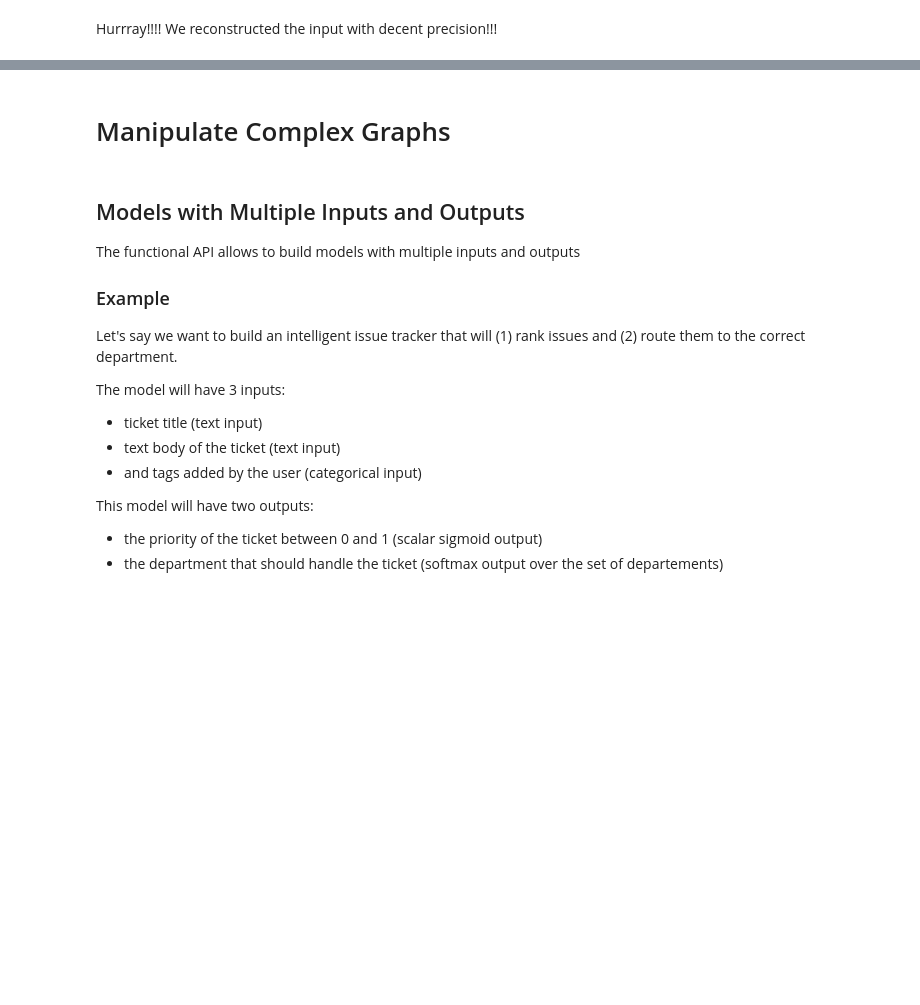
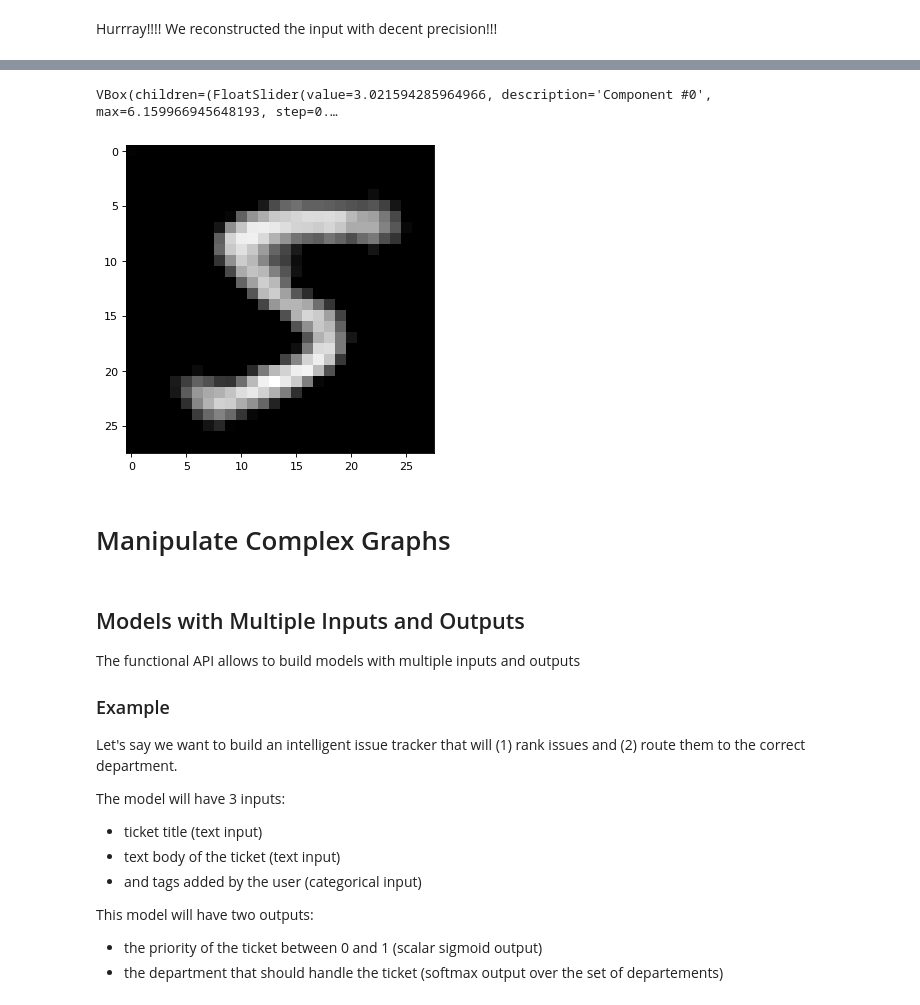
Before and after one commit to stepan-anokhin/try-tensorflow, a Jupyter notebook: notebooks/Keras-Guides/02 - Functional API.ipynb, the cells around one changed output, grey strips where cells are left out. Drawn from its saved outputs; the diff is of its cells as text; code cells hidden in the pictures; blank space fills up the shorter version.

```diff
--- a/notebooks/Keras-Guides/02 - Functional API.ipynb
+++ b/notebooks/Keras-Guides/02 - Functional API.ipynb
@@ -370,0 +381,3 @@ plt.show()
+# %%
+max_vals = tf.math.reduce_max(encoder.predict(train.x), axis=0)
+min_vals = tf.math.reduce_min(encoder.predict(train.x), axis=0)
@@ -371,3 +387,58 @@ plt.show()
+# %%
+import ipywidgets as widgets
+from ipywidgets import Output
+from IPython.display import display, clear_output
+from functools import partial
+
+
+class AutoEncoderUI:
+    def __init__(self, min_vals, max_vals, decoder:keras.Model, initial):
+        if len(min_vals) != len(max_vals):
+            raise ValueError(f"Unequal min_vals and max_vals lenght: {len(min_vals)} != {len(max_vals)}")
+        if len(min_vals) != len(initial):
+            raise ValueError(f"Invalid initial value shape")
+        self.min_vals = min_vals
+        self.max_vals = max_vals
+        self.dims:int = len(min_vals)
+        self.model:keras.Model = model
+        self.value = np.array(initial)
+
+        self.sliders = []
+        for i in range(self.dims):
+            slider = widgets.FloatSlider(min=self.min_vals[i], max=self.max_vals[i], description=f"Component #{i}", value=initial[i], step=(self.max_vals[i] - self.min_vals[i])/1000)
+            slider.observe(partial(self.on_change, i), names='value')
+            self.sliders.append(slider)
+
+        self.figure = plt.figure(figsize=(5, 5), dpi=80)
+        self.axes = self.figure.gca()
+        self.axes.set_aspect('equal', adjustable='box')
+
+        self.decoder = decoder
+        self.output=widgets.VBox(children=list(self.sliders))
+
+
+    def on_change(self, i, change):
+        self.value[i] = change['new']
+        self.display()
+
+    def display(self):
+        output = Output()
+        with output:
+            img = self.decoder(tf.constant([self.value]))
+            self.axes.clear()
+            self.axes.imshow(img[0])
+            display(self.figure)
+
+        self.output.children = self.sliders + [output]
+
+
+initial = encoder(train.x[:1])[0]
+ui = AutoEncoderUI(min_vals, max_vals, decoder, initial)
+ui.display()
+display(ui.output)
+# %% [output]
+VBox(children=(FloatSlider(value=3.021594285964966, description='Component #0', max=6.159966945648193, step=0.…
+[figure, added]
 # %% [markdown]
 # Manipulate Complex Graphs
 # %% [markdown]
```
Also changed, not shown: parts of 23 cells of this notebook, 2 other files.
